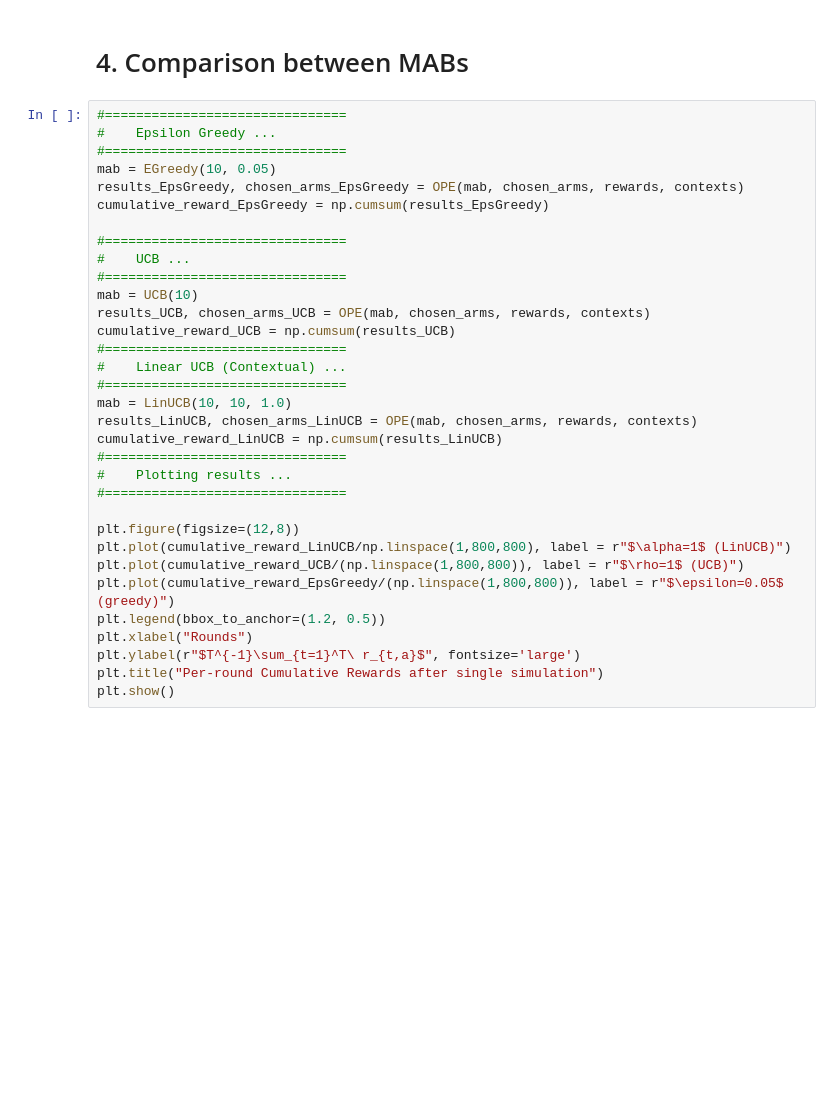
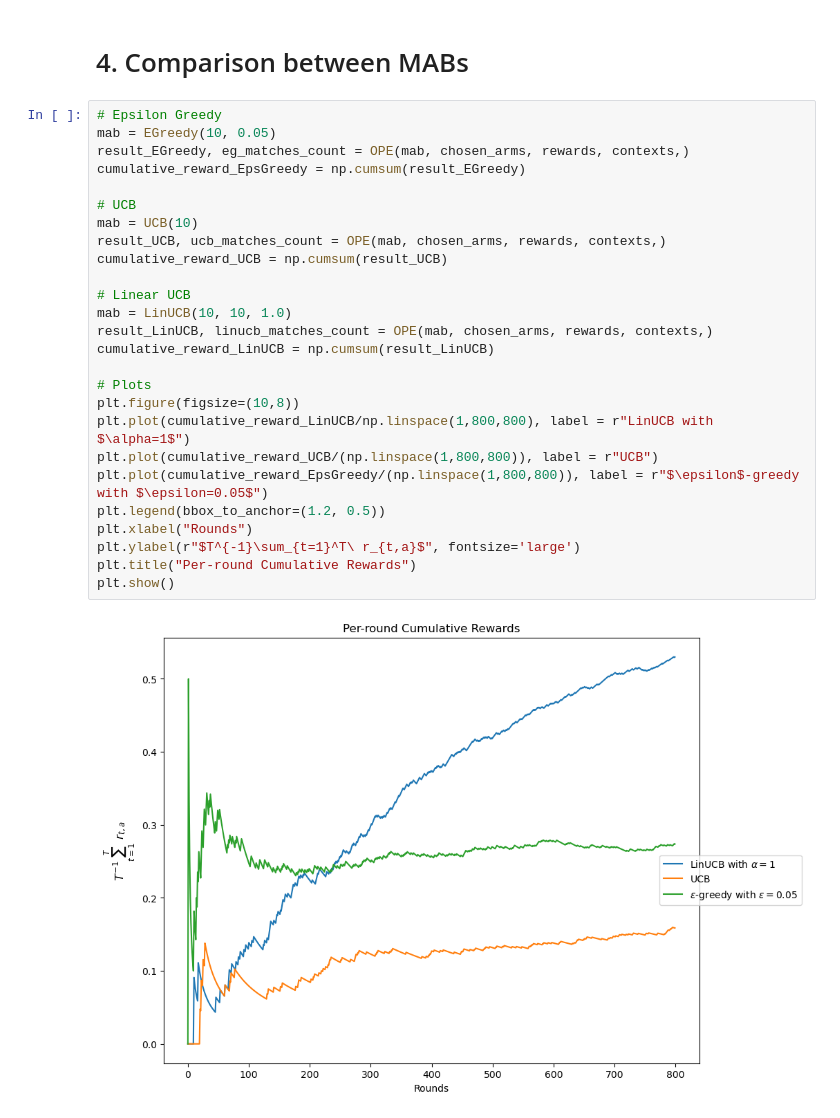
Before and after one commit to HenryVu27/Multi-armed-Bandits-and-Online-Learning, a Jupyter notebook: project/MABs.ipynb, the cells around one changed output. Cells and saved outputs as stored; diff of their text form; blank space fills up the shorter version.

```diff
--- a/project/MABs.ipynb
+++ b/project/MABs.ipynb
@@ -285,35 +311,30 @@ Number of matches: 996
 # %% [markdown]
 # 4. Comparison between MABs
 # %%
-#===============================
-#    Epsilon Greedy ...
-#===============================
+# Epsilon Greedy
 mab = EGreedy(10, 0.05)
-results_EpsGreedy, chosen_arms_EpsGreedy = OPE(mab, chosen_arms, rewards, contexts)
-cumulative_reward_EpsGreedy = np.cumsum(results_EpsGreedy)
+result_EGreedy, eg_matches_count = OPE(mab, chosen_arms, rewards, contexts,)
+cumulative_reward_EpsGreedy = np.cumsum(result_EGreedy)
 
-#===============================
-#    UCB ...
-#===============================
+# UCB
 mab = UCB(10)
-results_UCB, chosen_arms_UCB = OPE(mab, chosen_arms, rewards, contexts)
-cumulative_reward_UCB = np.cumsum(results_UCB)
-#===============================
-#    Linear UCB (Contextual) ...
-#===============================
+result_UCB, ucb_matches_count = OPE(mab, chosen_arms, rewards, contexts,)
+cumulative_reward_UCB = np.cumsum(result_UCB)
+
+# Linear UCB
 mab = LinUCB(10, 10, 1.0)
-results_LinUCB, chosen_arms_LinUCB = OPE(mab, chosen_arms, rewards, contexts)
-cumulative_reward_LinUCB = np.cumsum(results_LinUCB)
-#===============================
-#    Plotting results ...
-#===============================
+result_LinUCB, linucb_matches_count = OPE(mab, chosen_arms, rewards, contexts,)
+cumulative_reward_LinUCB = np.cumsum(result_LinUCB)
 
-plt.figure(figsize=(12,8))
-plt.plot(cumulative_reward_LinUCB/np.linspace(1,800,800), label = r"$\alpha=1$ (LinUCB)")
-plt.plot(cumulative_reward_UCB/(np.linspace(1,800,800)), label = r"$\rho=1$ (UCB)")
-plt.plot(cumulative_reward_EpsGreedy/(np.linspace(1,800,800)), label = r"$\epsilon=0.05$ (greedy)")
+# Plots
+plt.figure(figsize=(10,8))
+plt.plot(cumulative_reward_LinUCB/np.linspace(1,800,800), label = r"LinUCB with $\alpha=1$")
+plt.plot(cumulative_reward_UCB/(np.linspace(1,800,800)), label = r"UCB")
+plt.plot(cumulative_reward_EpsGreedy/(np.linspace(1,800,800)), label = r"$\epsilon$-greedy with $\epsilon=0.05$")
 plt.legend(bbox_to_anchor=(1.2, 0.5))
 plt.xlabel("Rounds")
 plt.ylabel(r"$T^{-1}\sum_{t=1}^T\ r_{t,a}$", fontsize='large')
-plt.title("Per-round Cumulative Rewards after single simulation")
+plt.title("Per-round Cumulative Rewards")
 plt.show()
+# %% [output]
+[figure, added]
```
Also changed, not shown: parts of 8 cells of this notebook.
